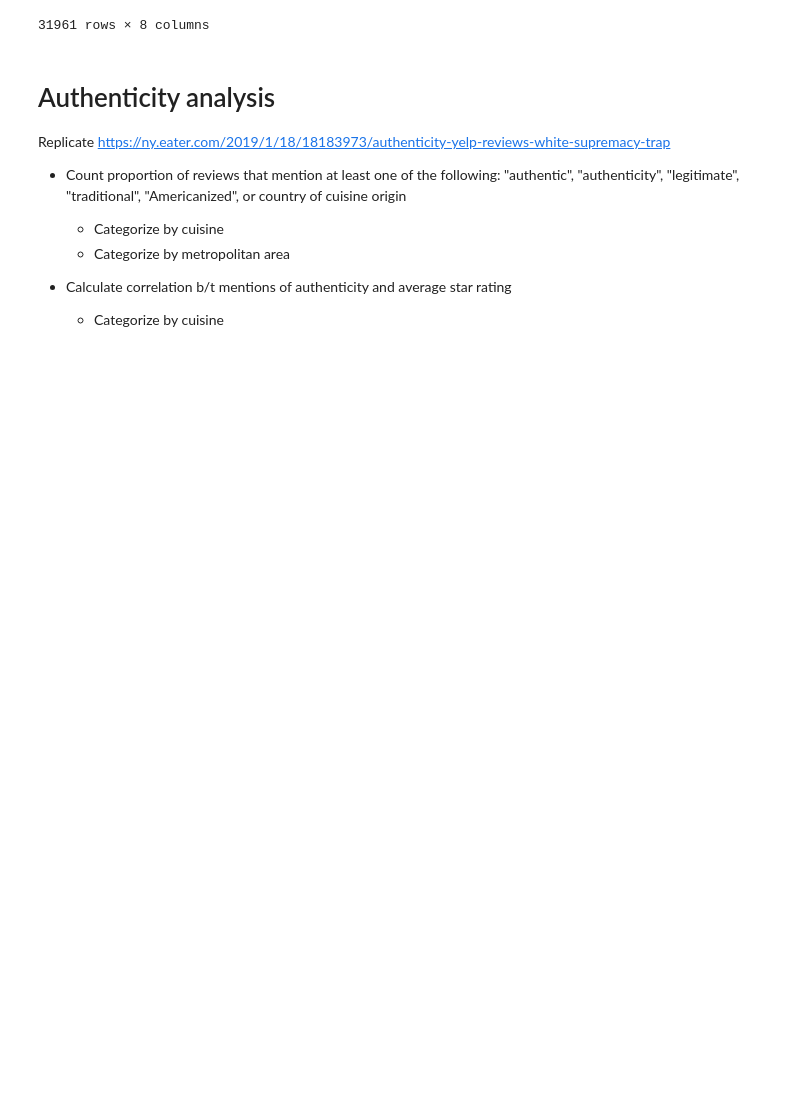
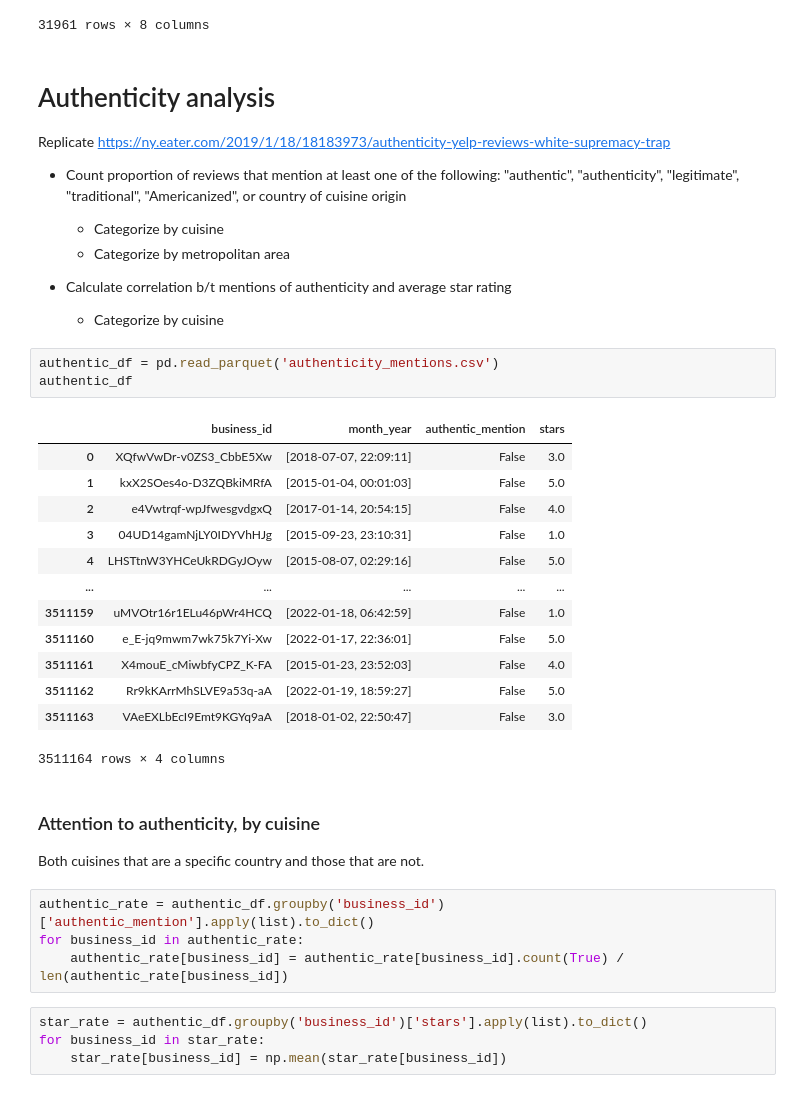
Before and after one commit to lucy3/collective_palates, a Jupyter notebook: Regional Cuisine Taste Project.ipynb, the cells around one changed output. Cells and saved outputs as stored; diff of their text form; blank space fills up the shorter version.

```diff
--- a/Regional Cuisine Taste Project.ipynb
+++ b/Regional Cuisine Taste Project.ipynb
@@ -176,3 +189,32 @@ Replicate https://ny.eater.com/2019/1/18/18183973/authenticity-yelp-reviews-whit
 
 - Calculate correlation b/t mentions of authenticity and average star rating
     - Categorize by cuisine
+# %%
+authentic_df = pd.read_parquet('authenticity_mentions.csv')
+authentic_df
+# %% [output]
+|  | business_id | month_year | authentic_mention | stars |
+| 0 | XQfwVwDr-v0ZS3_CbbE5Xw | [2018-07-07, 22:09:11] | False | 3.0 |
+| 1 | kxX2SOes4o-D3ZQBkiMRfA | [2015-01-04, 00:01:03] | False | 5.0 |
+| 2 | e4Vwtrqf-wpJfwesgvdgxQ | [2017-01-14, 20:54:15] | False | 4.0 |
+| 3 | 04UD14gamNjLY0IDYVhHJg | [2015-09-23, 23:10:31] | False | 1.0 |
+| 4 | LHSTtnW3YHCeUkRDGyJOyw | [2015-08-07, 02:29:16] | False | 5.0 |
+| ... | ... | ... | ... | ... |
+| 3511159 | uMVOtr16r1ELu46pWr4HCQ | [2022-01-18, 06:42:59] | False | 1.0 |
+| 3511160 | e_E-jq9mwm7wk75k7Yi-Xw | [2022-01-17, 22:36:01] | False | 5.0 |
+| 3511161 | X4mouE_cMiwbfyCPZ_K-FA | [2015-01-23, 23:52:03] | False | 4.0 |
+| 3511162 | Rr9kKArrMhSLVE9a53q-aA | [2022-01-19, 18:59:27] | False | 5.0 |
+| 3511163 | VAeEXLbEcI9Emt9KGYq9aA | [2018-01-02, 22:50:47] | False | 3.0 |
+3511164 rows × 4 columns
+# %% [markdown]
+### Attention to authenticity, by cuisine
+
+Both cuisines that are a specific country and those that are not.
+# %%
+authentic_rate = authentic_df.groupby('business_id')['authentic_mention'].apply(list).to_dict()
+for business_id in authentic_rate:
+    authentic_rate[business_id] = authentic_rate[business_id].count(True) / len(authentic_rate[business_id])
+# %%
+star_rate = authentic_df.groupby('business_id')['stars'].apply(list).to_dict()
+for business_id in star_rate:
+    star_rate[business_id] = np.mean(star_rate[business_id])
```
Also changed, not shown: parts of 9 cells of this notebook, 1 other file.
